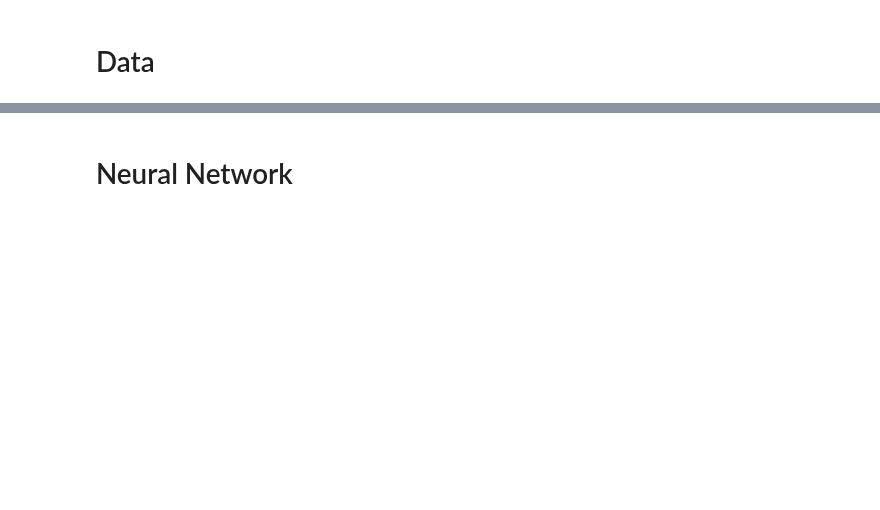
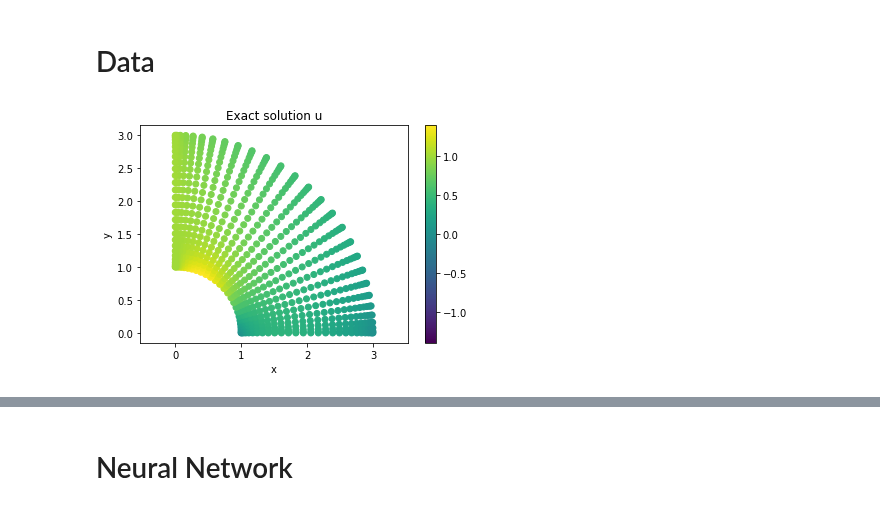
Before and after one commit to ahallback/DTU-PINN-project, a Jupyter notebook: 2D_channel_pinn_final.ipynb, the cells around one changed output, grey strips where cells are left out. Cells and saved outputs as stored; diff of their text form; code cells hidden in the pictures; blank space fills up the shorter version.

```diff
--- a/2D_channel_pinn_final.ipynb
+++ b/2D_channel_pinn_final.ipynb
@@ -104,9 +113,11 @@ if geometry == 'M1':
 # %% [markdown]
 # Data
 # %%
-data_u = pd.read_csv('/home/ahal/GitRepos/DTU-PINN-project/data/Uvalues channel bend M1.csv', header=None )
-data_v = pd.read_csv('/home/ahal/GitRepos/DTU-PINN-project/data/Vvalues channel bend M1.csv', header=None )
-data_xys = pd.read_csv('/home/ahal/GitRepos/DTU-PINN-project/data/XYvalues channel bend M1.csv', header=None)
+dir = os.getcwd()
+
+data_u = pd.read_csv(os.path.join(dir,'data/Uvalues channel bend M1.csv'), header=None )
+data_v = pd.read_csv(os.path.join(dir,'data/Vvalues channel bend M1.csv'), header=None )
+data_xys = pd.read_csv(os.path.join(dir,'data/XYvalues channel bend coordinates.csv'), header=None)
 # %%
 exact_vel_u = data_u.to_numpy()
 exact_vel_v = data_v.to_numpy()
@@ -118,15 +129,17 @@ data_ys = arr_xys[:, 28:]
 # %%
 scatter = plt.scatter(data_xs, data_ys, c=exact_vel_u, vmin=-1.4, vmax=1.4)
 colorbar = plt.colorbar(scatter)
 plt.title(f"Exact solution u")
 plt.axis('equal')
 plt.xlabel('x')
 plt.ylabel('y')
 
-file = "plots/channel_exact_u.png"
-plt.savefig(file, bbox_inches='tight', pad_inches=0.1, dpi=100, facecolor="white")
+# file = "plots/channel_exact_u.png"
+# plt.savefig(file, bbox_inches='tight', pad_inches=0.1, dpi=100, facecolor="white")
 
 plt.show()
+# %% [output]
+[figure, added]
 # %%
 scatter = plt.scatter(data_xs, data_ys, c=exact_vel_v, vmin=-1.4, vmax=1.4)
 colorbar = plt.colorbar(scatter)
```
Also changed, not shown: parts of 13 cells of this notebook, 6 other files.
